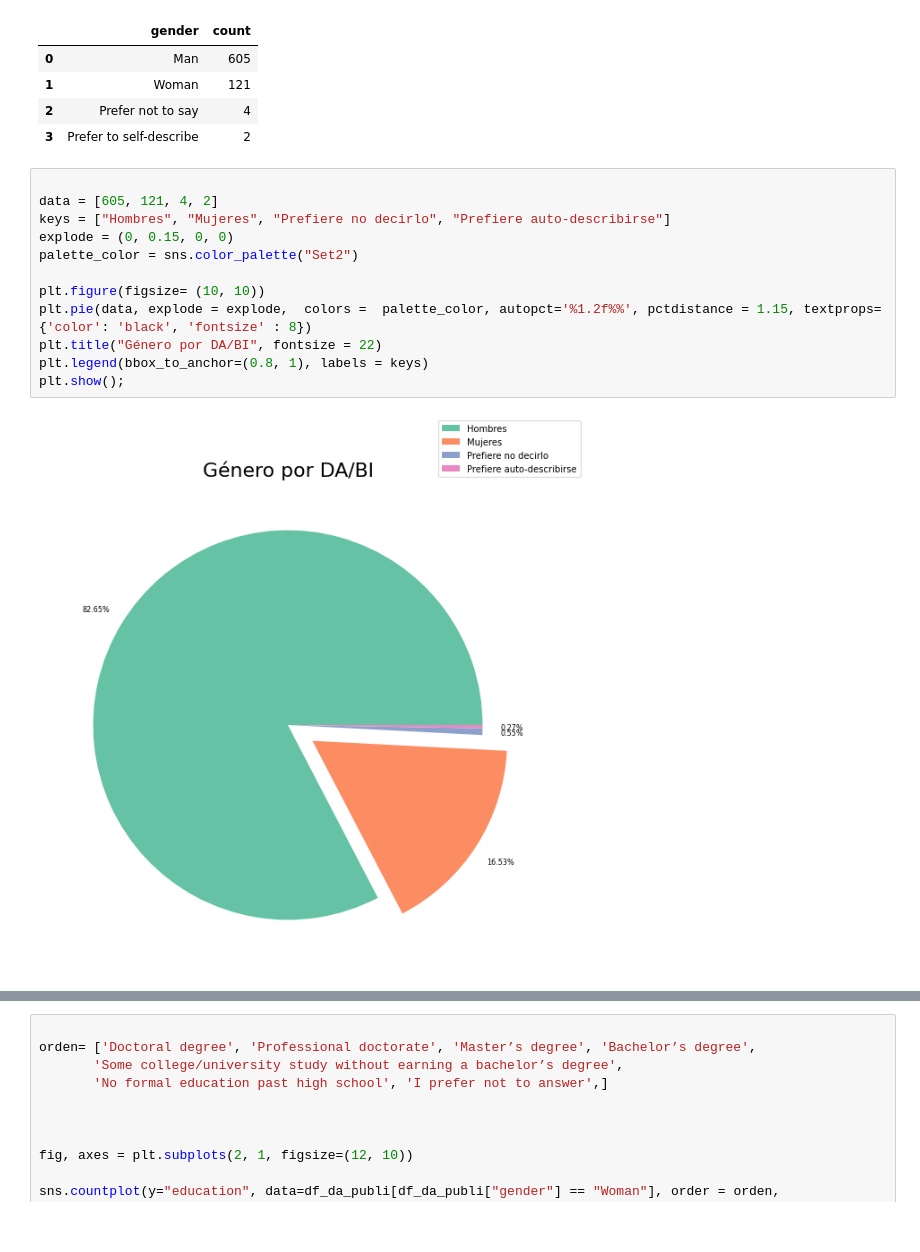
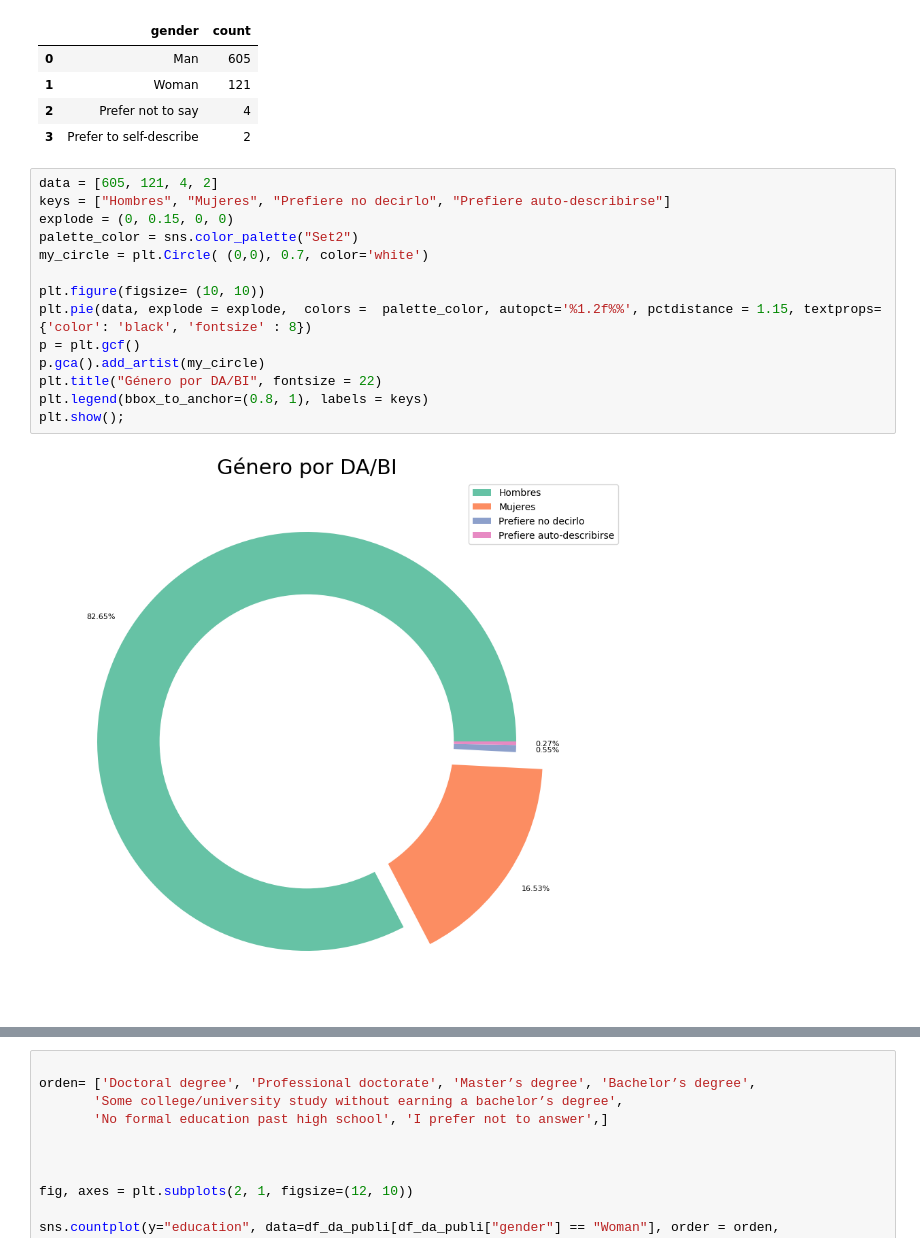
Before and after one commit to anane3373/promoE-modulo2-proyecto-equipo2-NataliaAnaIAnaGAnaS, a Jupyter notebook: notebooks/5. visualizaciones.ipynb, the cells around one changed output, grey strips where cells are left out. Cells and saved outputs as stored; diff of their text form.

```diff
--- a/notebooks/5. visualizaciones.ipynb
+++ b/notebooks/5. visualizaciones.ipynb
@@ -100,16 +100,18 @@ df_genero
 | 2 | Prefer not to say | 4 |
 | 3 | Prefer to self-describe | 2 |
 # %%
-
 data = [605, 121, 4, 2]
 keys = ["Hombres", "Mujeres", "Prefiere no decirlo", "Prefiere auto-describirse"]
 explode = (0, 0.15, 0, 0)
 palette_color = sns.color_palette("Set2")
+my_circle = plt.Circle( (0,0), 0.7, color='white')
 
 plt.figure(figsize= (10, 10))
 plt.pie(data, explode = explode,  colors =  palette_color, autopct='%1.2f%%', pctdistance = 1.15, textprops= {'color': 'black', 'fontsize' : 8})
+p = plt.gcf()
+p.gca().add_artist(my_circle)
 plt.title("Género por DA/BI", fontsize = 22)
 plt.legend(bbox_to_anchor=(0.8, 1), labels = keys)
 plt.show();
 # %% [output]
-[figure, old version]
+[figure, new version]
```
Also changed, not shown: parts of 13 cells of this notebook, 4 other files.
